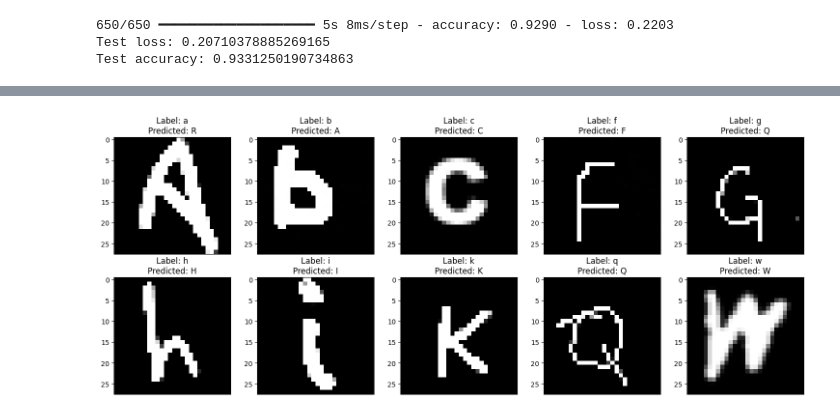
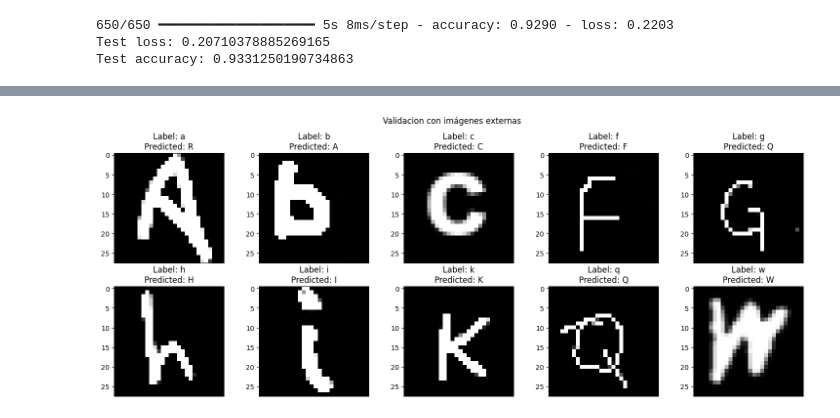
Before and after one commit to jresendiz27/CIC_AIDiploma2025, a Jupyter notebook: notebooks/EMNIST.ipynb, the cells around one changed output, grey strips where cells are left out. Saved outputs shown, nothing was run; the diff lists cells and outputs as text; code cells hidden in the pictures.

```diff
--- a/notebooks/EMNIST.ipynb
+++ b/notebooks/EMNIST.ipynb
@@ -153,6 +180,7 @@ for i, ax in enumerate(axes.flatten()):
     ax.get_xaxis().set_visible(False)
     test_img = None
 
+fig.suptitle("Validacion con imágenes externas")
 plt.tight_layout()
 plt.show()
 # %% [output]
@@ -169 +197 @@ plt.show()
-[figure, old version]
+[figure, new version]
```
Also changed, not shown: parts of 5 cells of this notebook.
